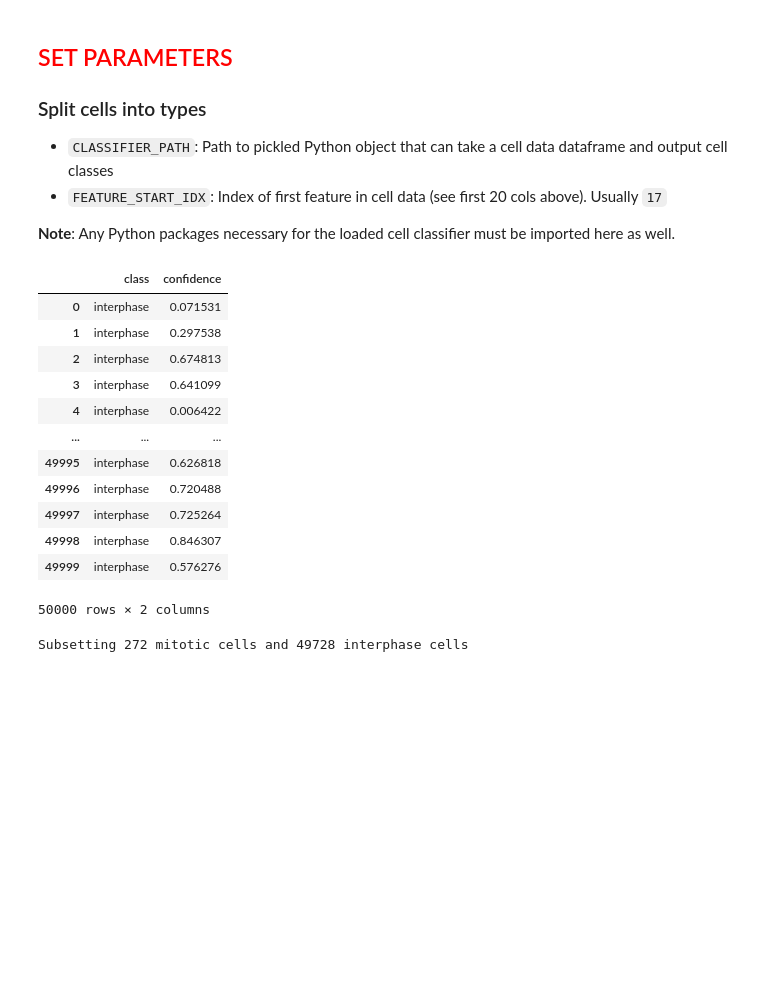
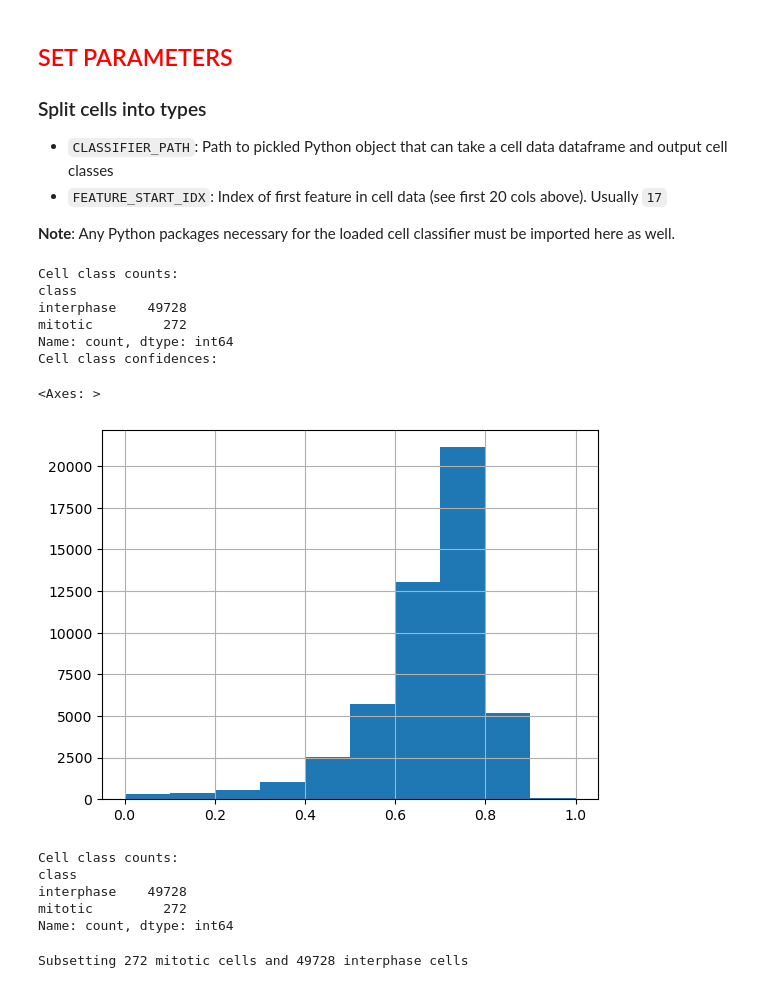
Before and after one commit to cheeseman-lab/brieflow-analysis, a Jupyter notebook: analysis/7.configure_aggregate_params.ipynb, the cells around one changed output. Saved outputs shown, nothing was run; the diff lists cells and outputs as text; code cells hidden in the pictures; blank space fills up the shorter version.

```diff
--- a/analysis/7.configure_aggregate_params.ipynb
+++ b/analysis/7.configure_aggregate_params.ipynb
@@ -109,33 +110,41 @@ FEATURE_START_IDX = 17
 # %%
 import numpy as np
 classifier = CellClassifier.load(CLASSIFIER_PATH)
 classes, confidences = classifier.classify_cells(cell_data, FEATURE_START_IDX)
 
 # Insert the arrays as new columns before the feature columns
 cell_data.insert(FEATURE_START_IDX, "class", classes)
 cell_data.insert(FEATURE_START_IDX + 1, "confidence", confidences)
 
 # Update FEATURE_START_IDX
 FEATURE_START_IDX += 2
 
 # Create config var for cell classes
 CELL_CLASSES = list(cell_data["class"].unique())
 
-cell_data[['class', 'confidence']]
+print("Cell class counts:")
+print(cell_data["class"].value_counts())
+
+print("Cell class confidences:")
+cell_data["confidence"].hist()
 # %% [output]
-|  | class | confidence |
-| 0 | interphase | 0.071531 |
-| 1 | interphase | 0.297538 |
-| 2 | interphase | 0.674813 |
-| 3 | interphase | 0.641099 |
-| 4 | interphase | 0.006422 |
-| ... | ... | ... |
-| 49995 | interphase | 0.626818 |
-| 49996 | interphase | 0.720488 |
-| 49997 | interphase | 0.725264 |
-| 49998 | interphase | 0.846307 |
-| 49999 | interphase | 0.576276 |
-50000 rows × 2 columns
+Cell class counts:
+class
+interphase    49728
+mitotic         272
+Name: count, dtype: int64
+Cell class confidences:
+<Axes: >
+[figure, added]
+# %%
+print("Cell class counts:")
+print(cell_data["class"].value_counts())
+# %% [output]
+Cell class counts:
+class
+interphase    49728
+mitotic         272
+Name: count, dtype: int64
 # %%
 classified_cell_data = cell_data.copy()
 classified_cell_data = add_filenames(classified_cell_data, ROOT_FP)
```
Also changed, not shown: parts of 12 cells of this notebook.
